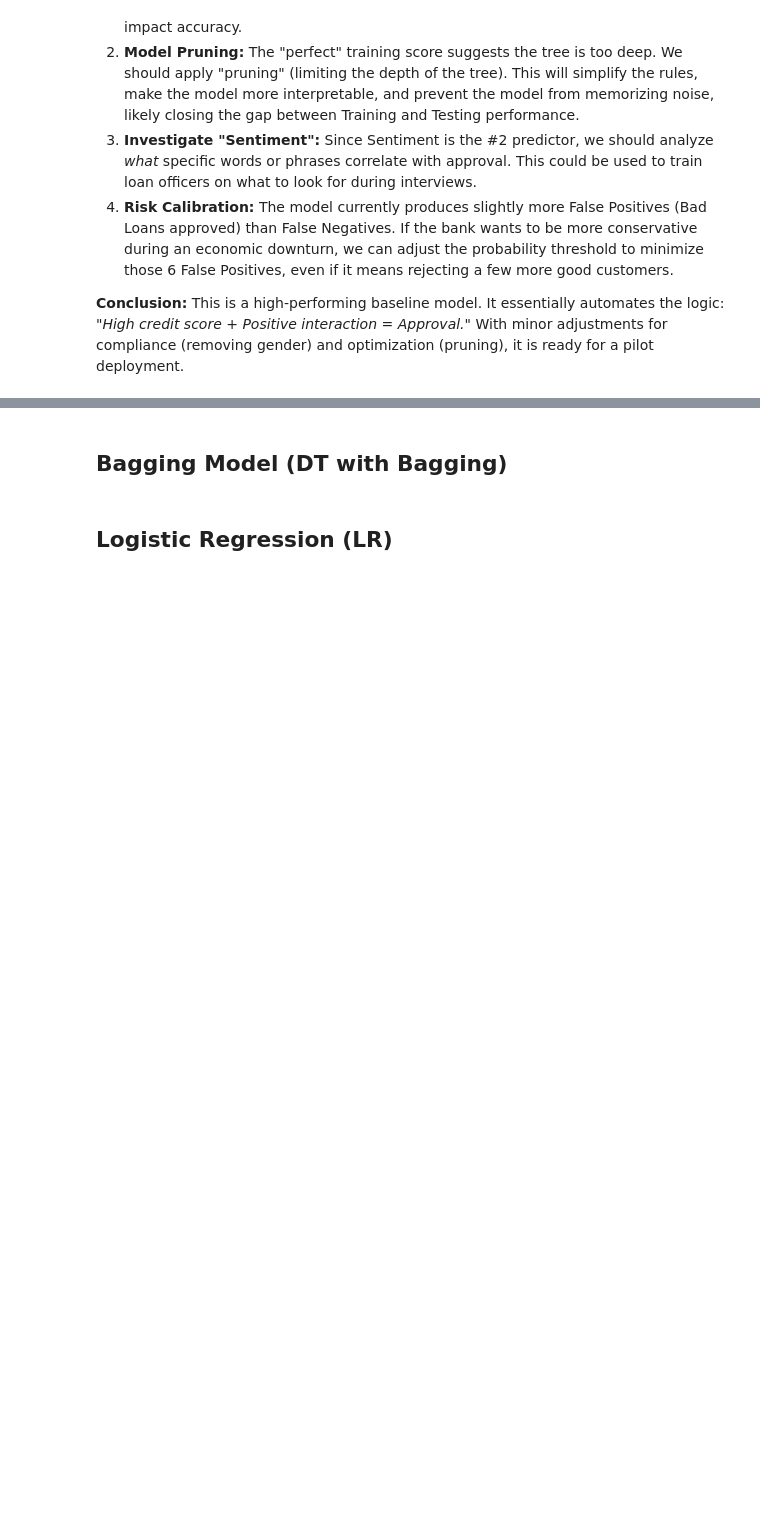
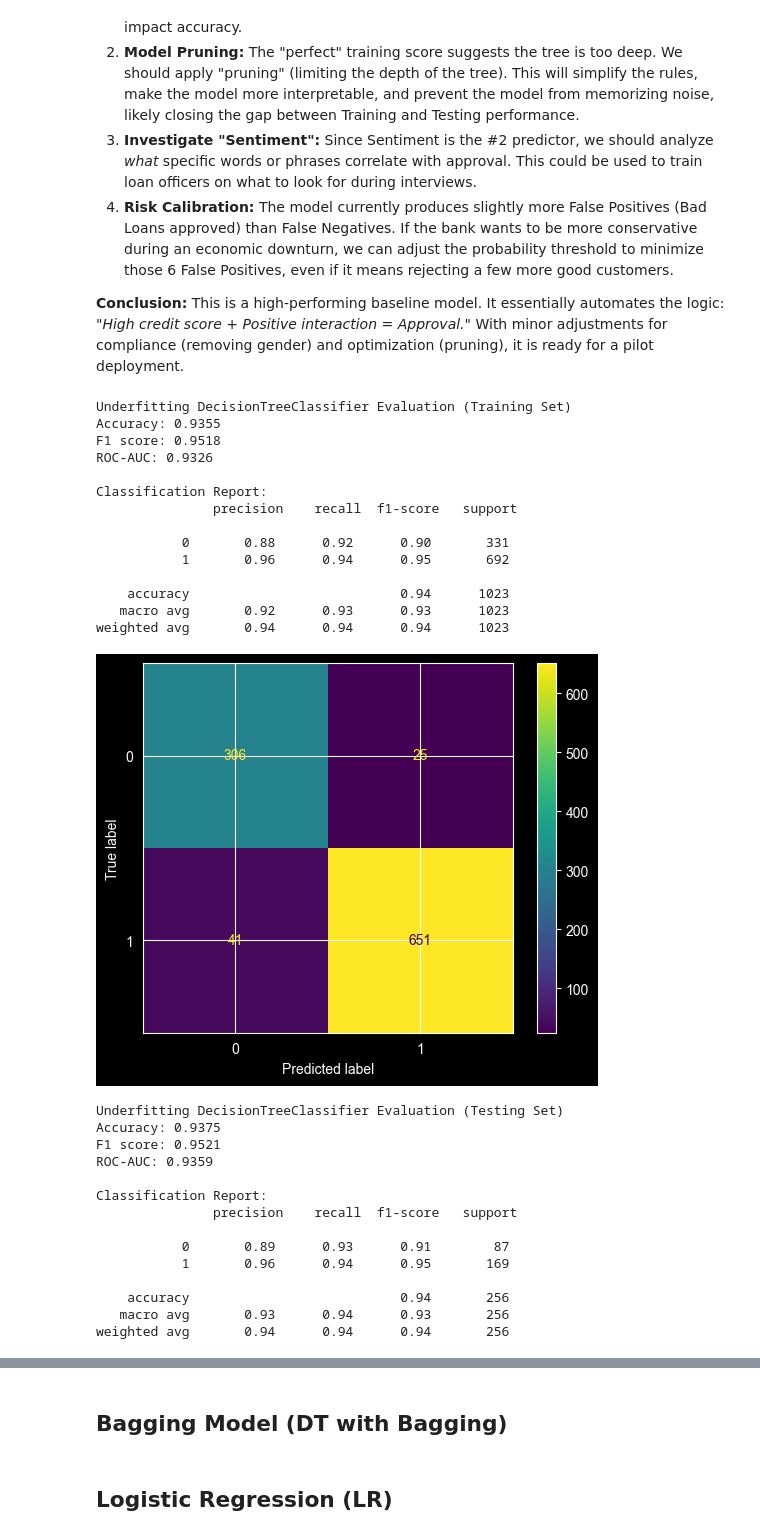
Before and after one commit to hazhalim/dmw-group-project, a Jupyter notebook: WIE3007_Group_Project_Group_11.ipynb, the cells around one changed output, grey strips where cells are left out. Saved outputs shown, nothing was run; the diff lists cells and outputs as text; code cells hidden in the pictures; blank space fills up the shorter version.

```diff
--- a/WIE3007_Group_Project_Group_11.ipynb
+++ b/WIE3007_Group_Project_Group_11.ipynb
@@ -562,0 +611,2 @@ y_prob_base_dtc_test = base_dtc.predict_proba(X_test_scaled)[:, 1]
+# %%
+underfit_dtc.fit(X_train_scaled, y_train)
@@ -562,0 +615,17 @@ y_prob_base_dtc_test = base_dtc.predict_proba(X_test_scaled)[:, 1]
+# %%
+y_pred_underfit_dtc_train = underfit_dtc.predict(X_train_scaled)
+
+y_prob_underfit_dtc_train = underfit_dtc.predict_proba(X_train_scaled)[:, 1]
+
+y_pred_underfit_dtc_test = underfit_dtc.predict(X_test_scaled)
+
+y_prob_underfit_dtc_test = underfit_dtc.predict_proba(X_test_scaled)[:, 1]
+# %%
+# Overfitting DTC model
+overfit_dtc = DecisionTreeClassifier(
+    max_depth=None,
+    min_samples_leaf=1,
+    random_state=22002548
+)
+# %%
+overfit_dtc.fit(X_train_scaled, y_train)
@@ -752,3 +917,35 @@ The model’s decision-making process is heavily skewed. Below is an interpretat
 
 **Conclusion:**
 This is a high-performing baseline model. It essentially automates the logic: *"High credit score + Positive interaction = Approval."* With minor adjustments for compliance (removing gender) and optimization (pruning), it is ready for a pilot deployment.
+# %%
+evaluate_model(underfit_dtc, y_train, y_test, y_pred_underfit_dtc_train, y_pred_underfit_dtc_test, y_prob_underfit_dtc_train, y_prob_underfit_dtc_test, model_name='Underfitting DecisionTreeClassifier')
+# %% [output]
+Underfitting DecisionTreeClassifier Evaluation (Training Set)
+Accuracy: 0.9355
+F1 score: 0.9518
+ROC-AUC: 0.9326
+
+Classification Report:
+               precision    recall  f1-score   support
+
+           0       0.88      0.92      0.90       331
+           1       0.96      0.94      0.95       692
+
+    accuracy                           0.94      1023
+   macro avg       0.92      0.93      0.93      1023
+weighted avg       0.94      0.94      0.94      1023
+[figure, added]
+Underfitting DecisionTreeClassifier Evaluation (Testing Set)
+Accuracy: 0.9375
+F1 score: 0.9521
+ROC-AUC: 0.9359
+
+Classification Report:
+               precision    recall  f1-score   support
+
+           0       0.89      0.93      0.91        87
+           1       0.96      0.94      0.95       169
+
+    accuracy                           0.94       256
+   macro avg       0.93      0.94      0.93       256
+weighted avg       0.94      0.94      0.94       256
```
Also changed, not shown: parts of 15 cells of this notebook.
